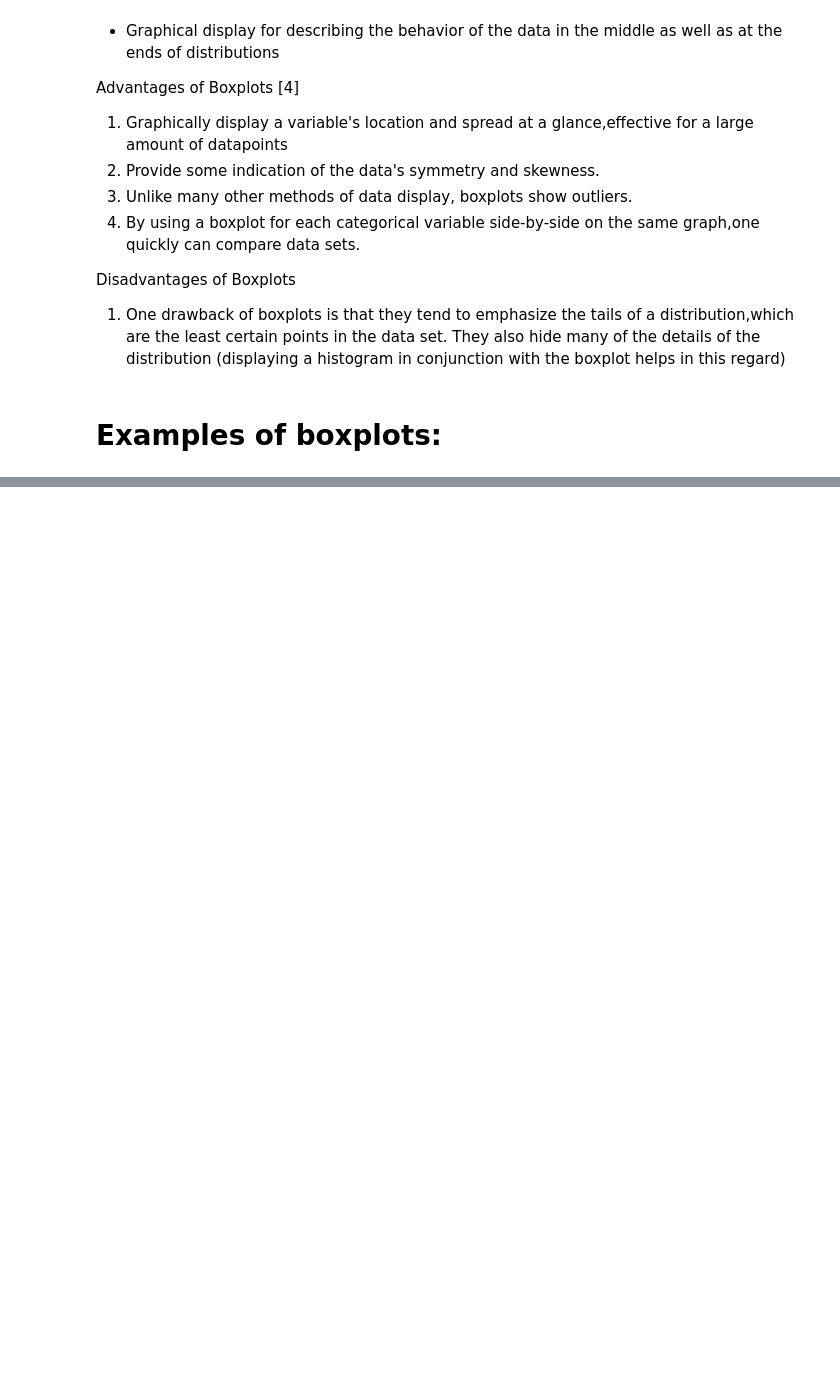
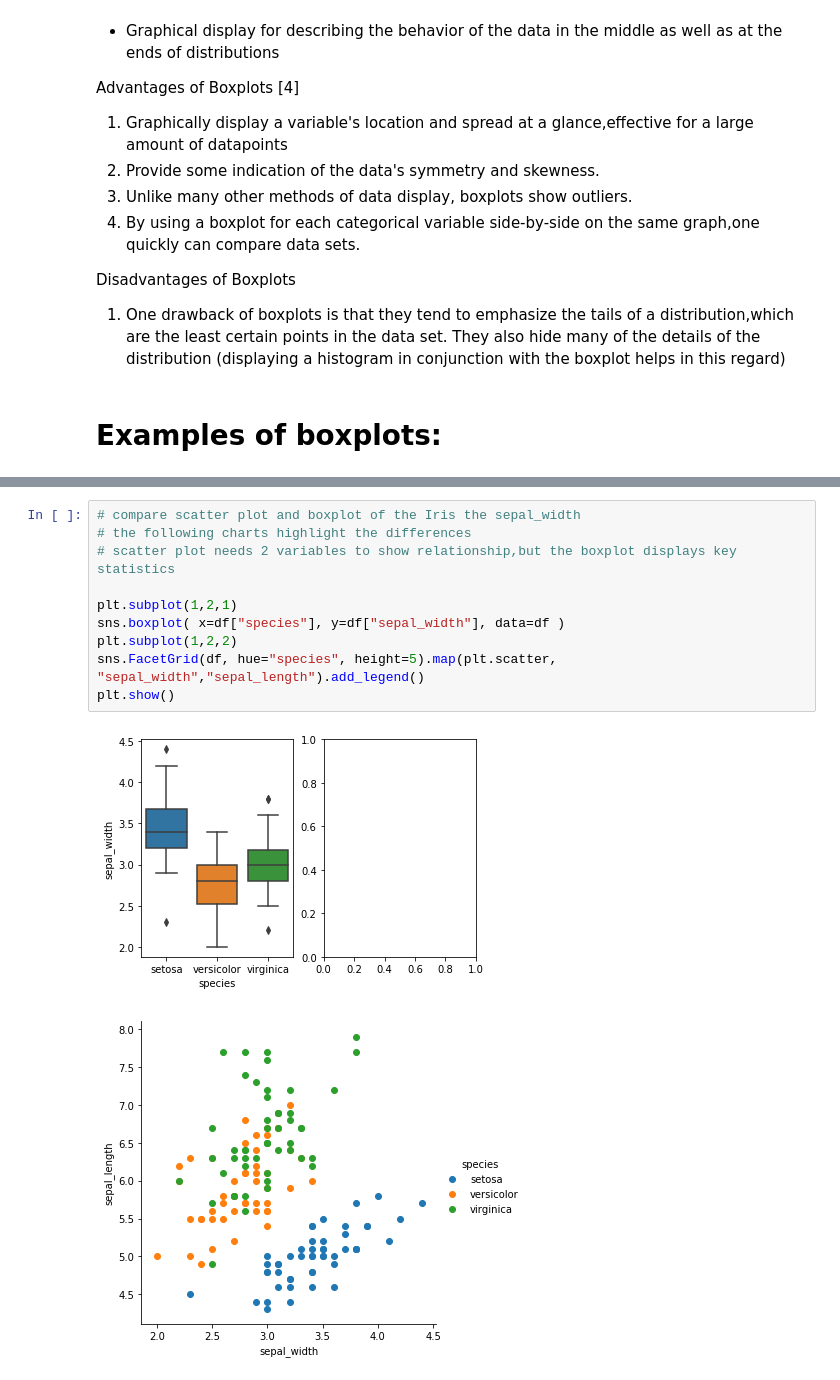
Before and after one commit to mikequaid/Proj-Funda, a Jupyter notebook: boxplot.ipynb, the cells around one changed output, grey strips where cells are left out. Saved outputs shown, nothing was run; the diff lists cells and outputs as text; blank space fills up the shorter version.

```diff
--- a/boxplot.ipynb
+++ b/boxplot.ipynb
@@ -218,0 +206,13 @@ NameError: name 'iris' is not defined
+# %%
+# compare scatter plot and boxplot of the Iris the sepal_width
+# the following charts highlight the differences
+# scatter plot needs 2 variables to show relationship,but the boxplot displays key statistics
+
+plt.subplot(1,2,1)
+sns.boxplot( x=df["species"], y=df["sepal_width"], data=df )
+plt.subplot(1,2,2)
+sns.FacetGrid(df, hue="species", height=5).map(plt.scatter, "sepal_width","sepal_length").add_legend()
+plt.show()
+# %% [output]
+[figure, added]
+[figure, added]
```
Also changed, not shown: parts of 23 cells of this notebook, 2 other files.
